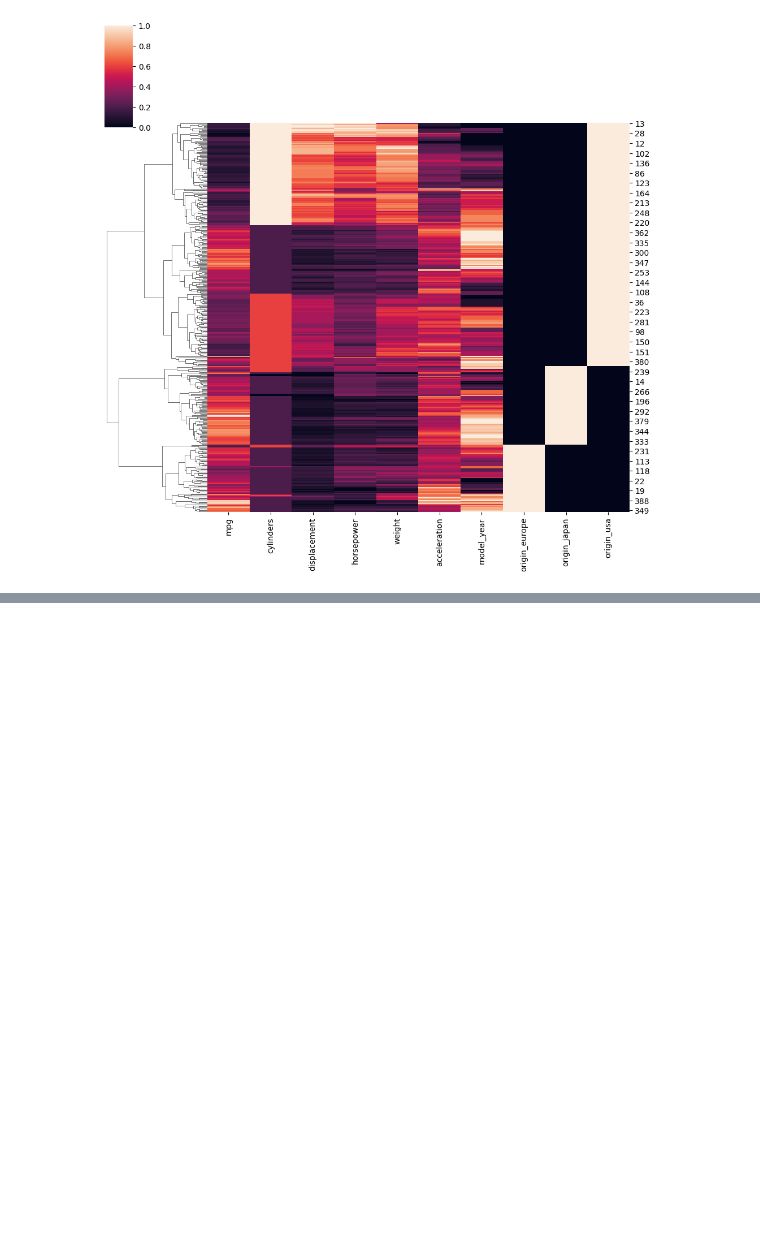
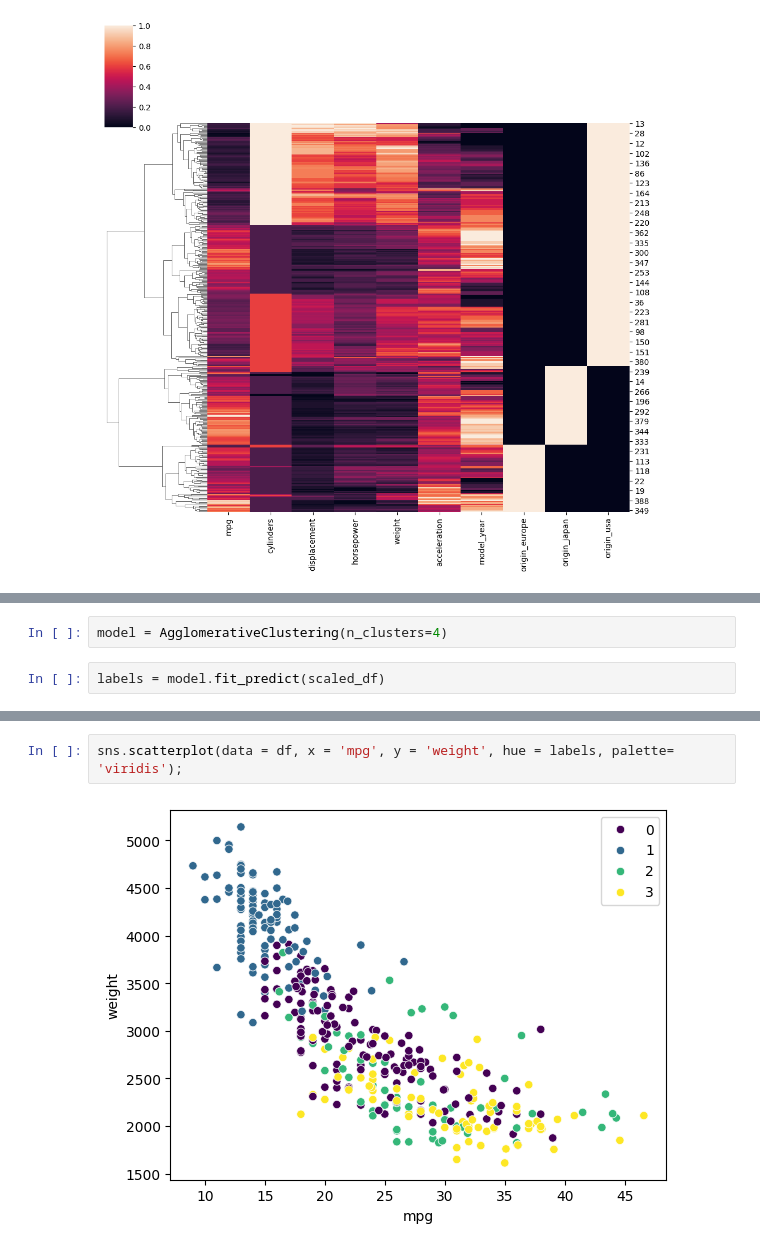
Before and after one commit to DHANA5982/Machine-Learning-with-Python-Lr, a Jupyter notebook: Hierarchical Cluster/Hierarchical Cluster Cars.ipynb, the cells around one changed output, grey strips where cells are left out. Cells and saved outputs as stored; diff of their text form; blank space fills up the shorter version.

Commit message:
FINISH Agglomerative Method

```diff
--- a/Hierarchical Cluster/Hierarchical Cluster Cars.ipynb
+++ b/Hierarchical Cluster/Hierarchical Cluster Cars.ipynb
@@ -68,0 +71,4 @@ sns.clustermap(scaled_df, col_cluster=False);
+# %%
+model = AgglomerativeClustering(n_clusters=4)
+# %%
+labels = model.fit_predict(scaled_df)
@@ -68,0 +96,4 @@ sns.clustermap(scaled_df, col_cluster=False);
+# %%
+sns.scatterplot(data = df, x = 'mpg', y = 'weight', hue = labels, palette= 'viridis');
+# %% [output]
+[figure, added]
```
Also changed, not shown: parts of 8 cells of this notebook.
